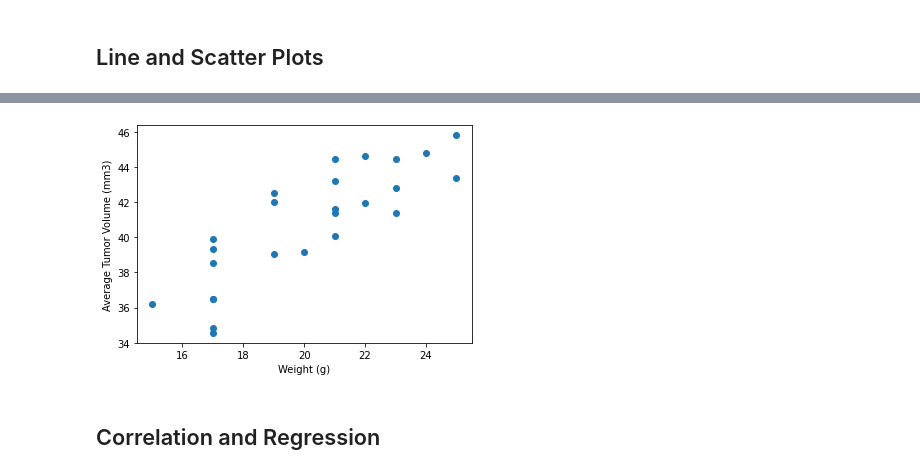
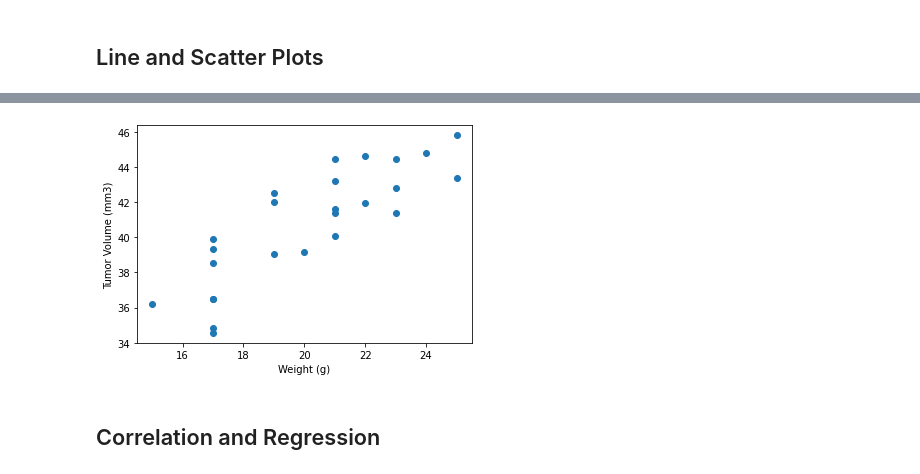
Before and after one commit to tracypoon/Matplotlib_HW, a Jupyter notebook: Pymaceuticals/pymaceuticals_starter.ipynb, the cells around one changed output, grey strips where cells are left out. Saved outputs shown, nothing was run; the diff lists cells and outputs as text; code cells hidden in the pictures.

```diff
--- a/Pymaceuticals/pymaceuticals_starter.ipynb
+++ b/Pymaceuticals/pymaceuticals_starter.ipynb
@@ -266,0 +321,4 @@ Weight and Tumor Voulme -
+# %%
+#isloate data to be used in line plot
+Campalolin_Tumor = merge_df.loc[merge_df["Drug Regimen"]=="Capomulin"]
+Campalolin_Tumor
@@ -272,0 +364,4 @@ use the dataframe from exercise above. Do mean and groupby
+# %%
+#isolate data for scatterplot
+Weight = Campalolin_Tumor.groupby(["Mouse ID"]).mean()
+Weight
@@ -273,6 +387,10 @@ use the dataframe from exercise above. Do mean and groupby
 # %%
 # Generate a scatter plot of average tumor volume vs. mouse weight for the Capomulin regimen
+plt.scatter(Weight["Weight (g)"],Weight["Tumor Volume (mm3)"])
+plt.xlabel("Weight (g)")
+plt.ylabel("Tumor Volume (mm3)")
+plt.show()
 # %% [output]
-[figure, old version]
+[figure, new version]
 # %% [markdown]
 ## Correlation and Regression
```
Also changed, not shown: parts of 45 cells of this notebook.
